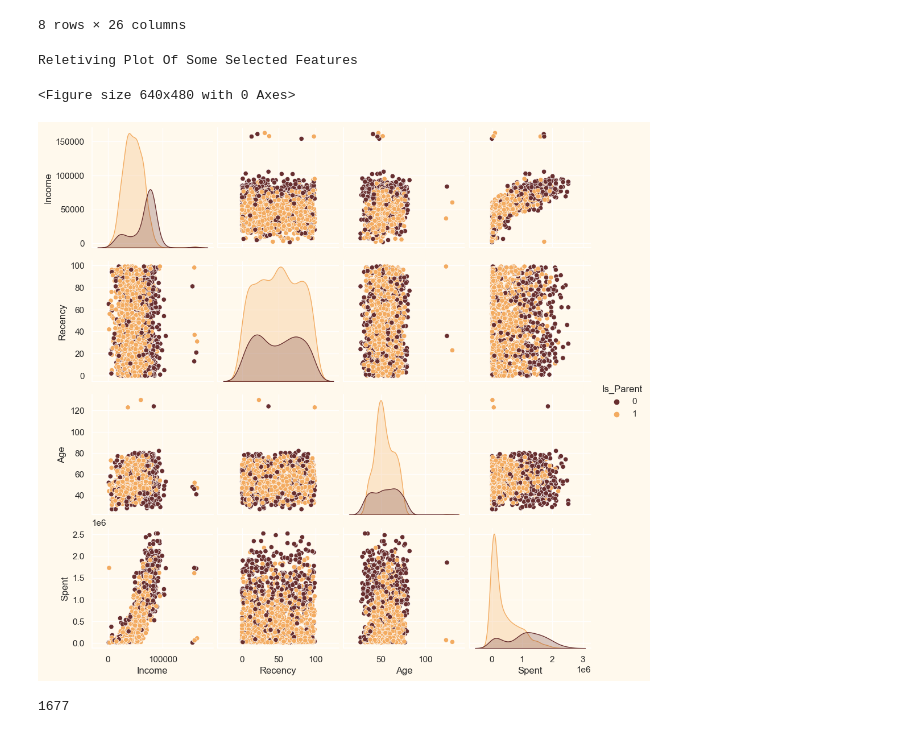
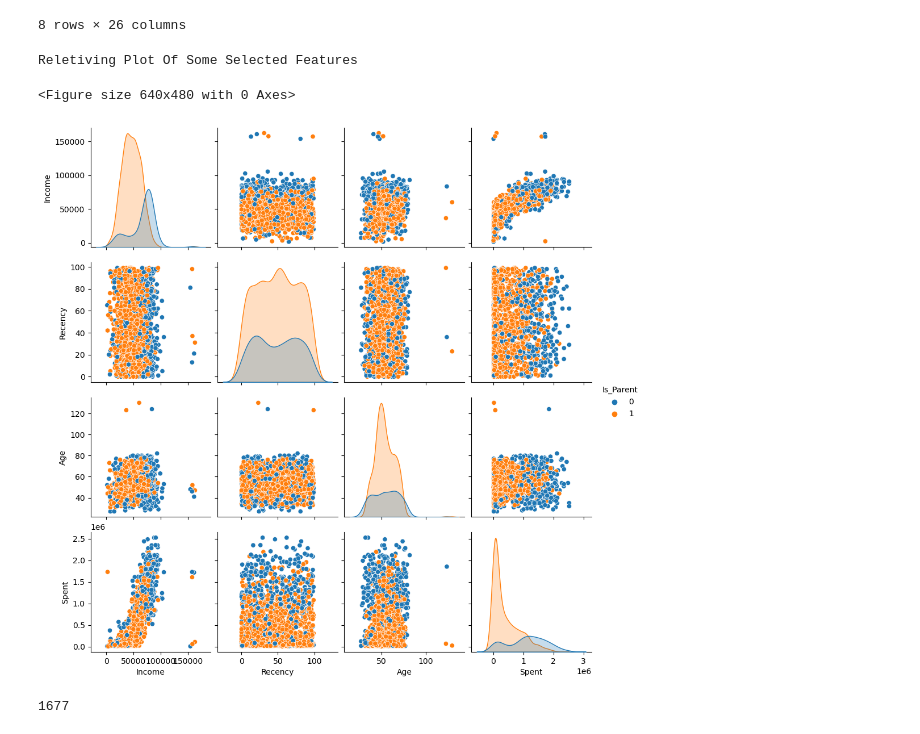
Before and after one commit to Shalini210688/CustomerAnalysis, a Jupyter notebook: Customer Analysis.ipynb, the cells around one changed output. Cells and saved outputs as stored; diff of their text form; code cells hidden in the pictures.

```diff
--- a/Customer Analysis.ipynb
+++ b/Customer Analysis.ipynb
@@ -216,21 +217,16 @@ data.describe()
 8 rows × 26 columns
 # %%
 #To plot some selected features
-#Setting up colors prefrences
-sns.set(rc={"axes.facecolor":"#FFF9ED","figure.facecolor":"#FFF9ED"})
-pallet = ["#682F2F", "#9E726F", "#D6B2B1", "#B9C0C9", "#9F8A78", "#F3AB60"]
-cmap = colors.ListedColormap(["#682F2F", "#9E726F", "#D6B2B1", "#B9C0C9", "#9F8A78", "#F3AB60"])
-#Plotting following features
 To_Plot = [ "Income", "Recency", "Age", "Spent", "Is_Parent"]
 print("Reletiving Plot Of Some Selected Features")
 plt.figure()
-sns.pairplot(data[To_Plot], hue= "Is_Parent",palette= (["#682F2F","#F3AB60"]))
+sns.pairplot(data[To_Plot], hue= "Is_Parent")
 #Taking hue
 plt.show()
 # %% [output]
 Reletiving Plot Of Some Selected Features
 <Figure size 640x480 with 0 Axes>
-[figure, old version]
+[figure, new version]
 # %%
 #Dropping the outliers on Age and income.
 data = data[(data["Age"]<90)]
```
Also changed, not shown: parts of 17 cells of this notebook.
